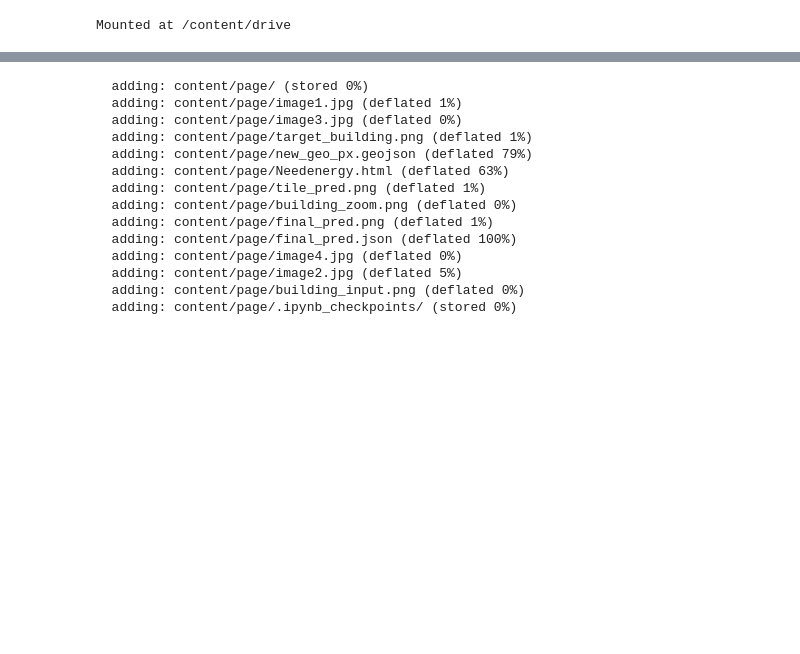
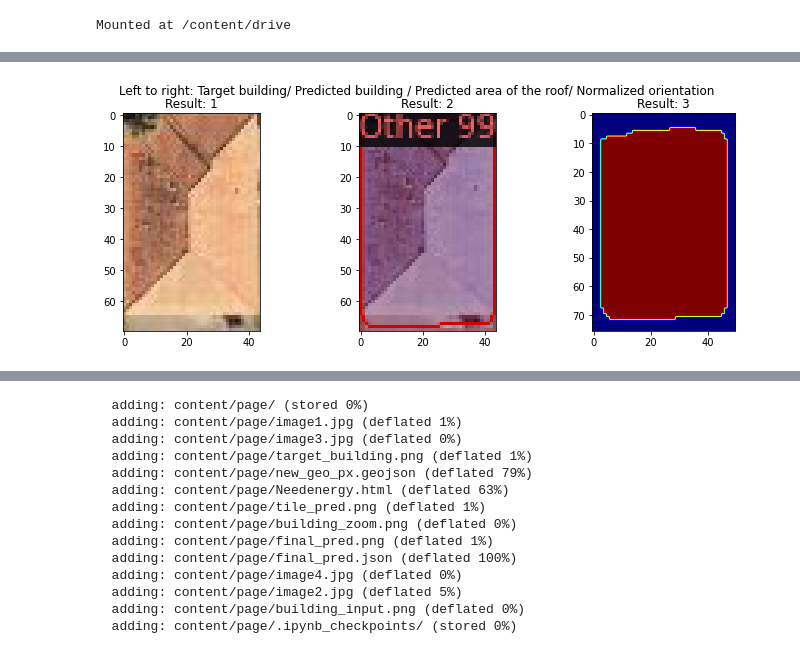
Before and after one commit to HariniSureshS/solarpanel, a Jupyter notebook: Good_Energy_POC.ipynb, the cells around one changed output, grey strips where cells are left out. Cells and saved outputs as stored; diff of their text form; code cells hidden in the pictures; blank space fills up the shorter version.

Commit message:
Update the pipeline
Integrating the panels placement with the pipleline

```diff
--- a/Good_Energy_POC.ipynb
+++ b/Good_Energy_POC.ipynb
@@ -255,5 +313,8 @@ categories of objects
 # %%
 #@title Getting The Building
+
+# Remove the old geojson before making new prediction
+os.remove("/content/drive/MyDrive/Official Folder Omdena Talent Good3Energy/Pipeline/output/final_pred.json")
 today = datetime.now()
 !wget http://images.cocodataset.org/val2017/000000439715.jpg -q -O input.jpg
 im = cv2.imread("./input.jpg")
@@ -335,3 +396,78 @@ json_dict["pred_masks"]=pred_masks.tolist()
 json_obj=json.dumps(json_dict)
 with open('/content/drive/MyDrive/Official Folder Omdena Talent Good3Energy/Pipeline/output/final_pred.json', 'w') as f:
   json.dump(json_obj, f)
+
+
+
+# Display Results
+coco_file = '/content/drive/MyDrive/Official Folder Omdena Talent Good3Energy/Pipeline/output/final_pred.json'
+tile_pred = '/content/drive/MyDrive/Official Folder Omdena Talent Good3Energy/Pipeline/output/tile_pred.png'
+
+building_tile = '/content/drive/MyDrive/Official Folder Omdena Talent Good3Energy/Pipeline/tile_image/building_tile.png'
+# clean pevious results
+obj = None
+bbox = [0, 0, 0, 0]
+
+# Extract our building to pass it to edge detection
+obj=Post_Process(building_tile, loc, coco_file)
+mask_tile, len_obj = obj.get_bin_mask()
+# Getting dataframes, contours, and bbox from our model predictions
+px_df, cnts = obj.get_px_coords_df()
+px_df = obj.get_px_coords()
+bbox=obj.extract_building(px_df=px_df)
+if bbox is not [0, 0, 0, 0]:
+    # Get target mask
+    mask= obj.process_bin_mask(mask_tile, bbox)
+    px_target_df, cont = obj.get_bin_mask_poly(mask)
+
+    #Save our target mask
+    cv2.imwrite('/content/drive/MyDrive/Official Folder Omdena Talent Good3Energy/Pipeline/output/target_mask.png', mask*255)
+
+    # Get the building from our original tile and tile predicted
+    im=Image.open(building_tile)
+    im_crop=im.crop(bbox)
+    # Pad the target to match the mask
+    im_crop_pad = np.pad(np.array(im_crop) , [(3, 3), (3, 3), (0, 0)], 'constant')
+    im_crop_pad = Image.fromarray(im_crop_pad)
+    im_crop_pad.save('/content/drive/MyDrive/Official Folder Omdena Talent Good3Energy/Pipeline/output/target_building.png')
+    im_pred=Image.open(tile_pred)
+    im_pred_crop=im_pred.crop(bbox)
+    #----------------------------------------------------------------------------------------------------------------------
+
+    # Get target mask polygon
+    px_target_df, cont = obj.get_bin_mask_poly(mask)
+    px_target_df.to_file('/content/drive/MyDrive/Official Folder Omdena Talent Good3Energy/Pipeline/output/px_coords.geojson', driver="GeoJSON")
+
+    tif_img = rio.open("/content/drive/MyDrive/Official Folder Omdena Talent Good3Energy/Pipeline/tile_image/tile.tif")
+    geo_df = obj.get_geo_coords(px_target_df, tif_img)
+
+    # Plot the results
+    geo_df['azimuth'] =  obj.get_azimuth(geo_df)
+    geo_df['area'] = obj.get_area(geo_df)
+    col = geo_df['area']
+    target_area = col.max() # We only need our target building
+
+    t_building = geo_df.loc[geo_df['area'] == target_area]
+    azimuth = t_building.iloc[0].azimuth
+    print(azimuth)
+    area = t_building.iloc[0].area
+    print(area, '[sq feet]')
+
+
+
+    imgs = [im_crop, im_pred_crop, mask]
+    # Show subplots | shape: (1,3)
+    fig, axs = plt.subplots(nrows=1, ncols=3, figsize=(12,4))
+    for i, ax in enumerate(axs.flatten()):
+        plt.sca(ax)
+        plt.imshow(imgs[i], cmap=plt.cm.jet)
+        #plt.colorbar()
+        plt.title('Result: {}'.format(i+1))
+
+    #plt.tight_layout()
+    plt.suptitle('Left to right: Target building/ Predicted building / Predicted area of the roof/ Normalized orientation')
+    plt.show()
+
+else:
+    print('Building was not found!')
+# %% [output]
@@ -337,0 +479 @@ with open('/content/drive/MyDrive/Official Folder Omdena Talent Good3Energy/Pipe
+[figure, added]
```
Also changed, not shown: parts of 8 cells of this notebook, 4 other files.
